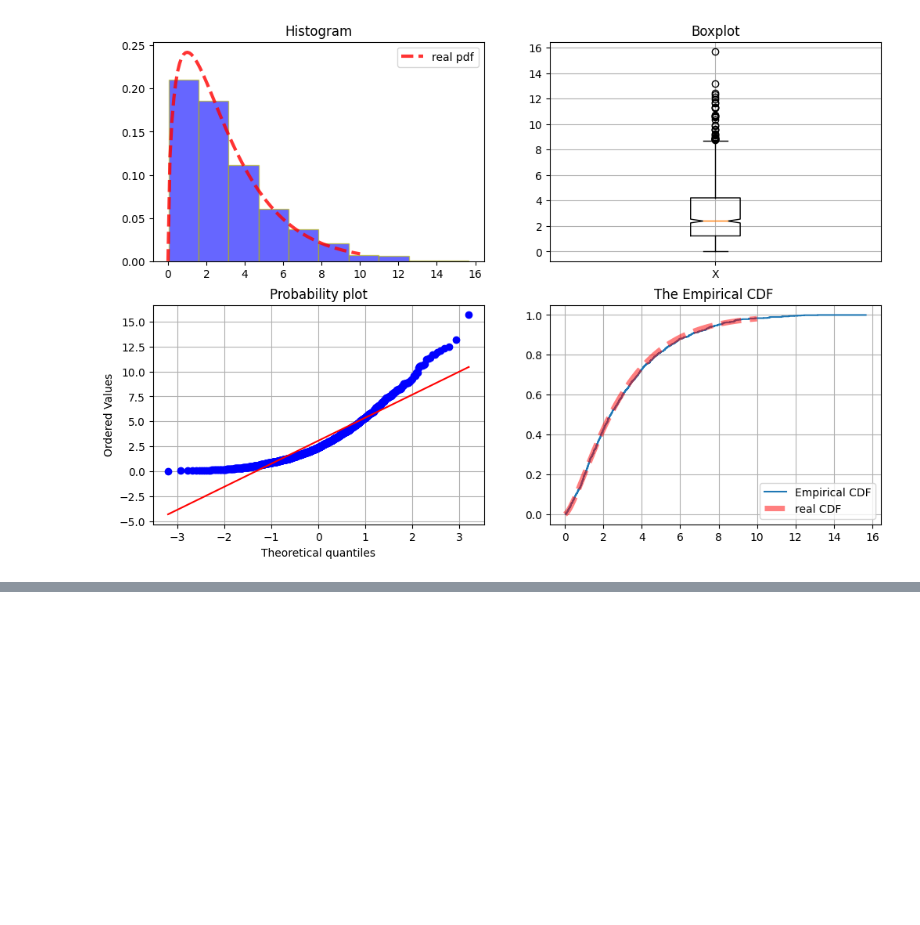
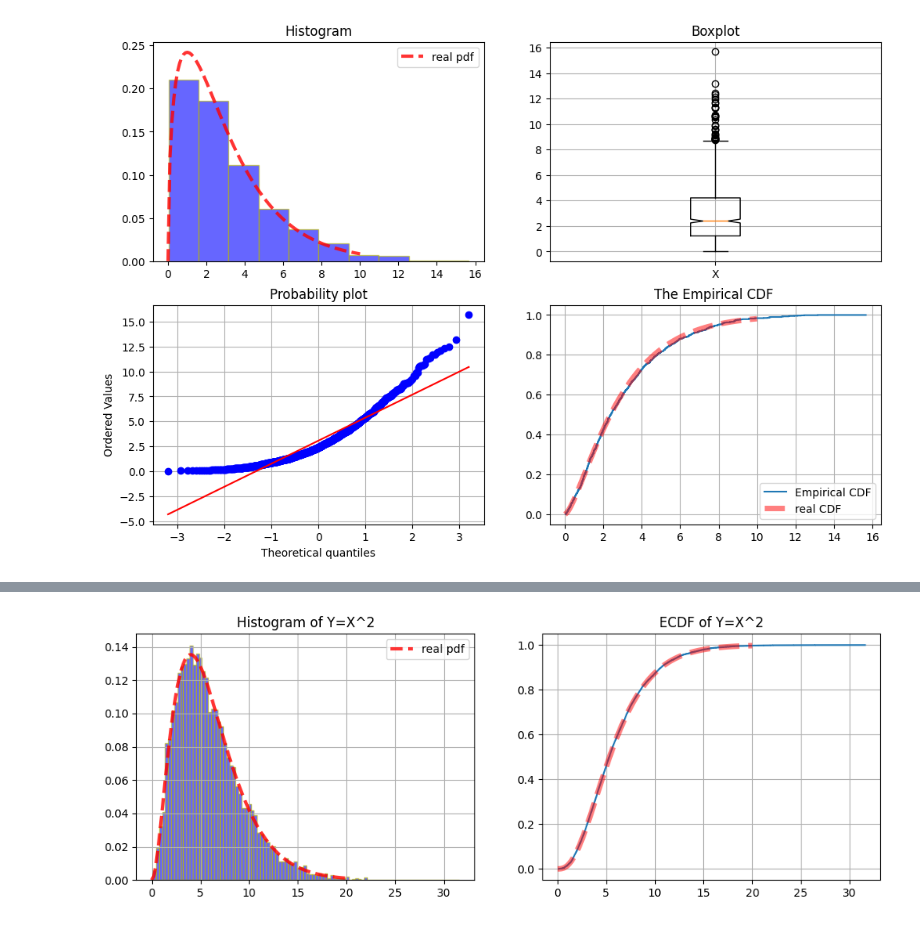
Before and after one commit to ntpuccw/InClassCoding, a Jupyter notebook: gar0924.ipynb, the cells around one changed output, grey strips where cells are left out. Drawn from its saved outputs; the diff is of its cells as text; code cells hidden in the pictures; blank space fills up the shorter version.

```diff
--- a/gar0924.ipynb
+++ b/gar0924.ipynb
@@ -72,0 +104,32 @@ RandomNumExp(dist = 'chi2', params = (3,), n = 1000, bins = 10)
+# %%
+# Y = chi2(2) + chi2(4) = chi2(6)
+n =10000
+x1 = stats.chi2.rvs(df = 2, size = n)
+x2 = stats.chi2.rvs(df = 4, size = n)
+y = x1 + x2
+# --- IGNORE ---
+fig, ax = plt.subplots(1, 2, figsize = (12, 4))
+ax[0].hist(y, bins = 100, density = True, alpha = 0.6,\
+              color = 'b', edgecolor = 'y', linewidth = 1)
+# draw the real pdf
+xx= np.linspace(0, 20, 100)
+yy = stats.chi2.pdf(xx, df = 6)
+ax[0].plot(xx, yy, color = 'r', linestyle = '--', \
+            linewidth = 3, alpha = 0.8, label = 'real pdf')
+ax[0].legend()
+ax[0].set_title('Histogram of Y=X^2')
+ax[0].grid(True)
+# Emperical CDF
+y_sorted = np.sort(y)
+Y = np.arange(1, n+1) / n
+
+ax[1].plot(y_sorted, Y, drawstyle = 'steps-pre', label = 'Empirical CDF')
+Y_ = stats.chi2.cdf(xx, df = 6)
+ax[1].plot(xx, Y_, color = 'r', linestyle = '--',
+    linewidth = 5, alpha = 0.5, label = 'real CDF')
+# ax[1].boxplot(y, notch = True, vert = True, labels = ['Y'])
+ax[1].grid(True)
+ax[1].set_title('ECDF of Y=X^2')
+plt.show()
+# %% [output]
+[figure, added]
```
Also changed, not shown: parts of 1 cell of this notebook.
